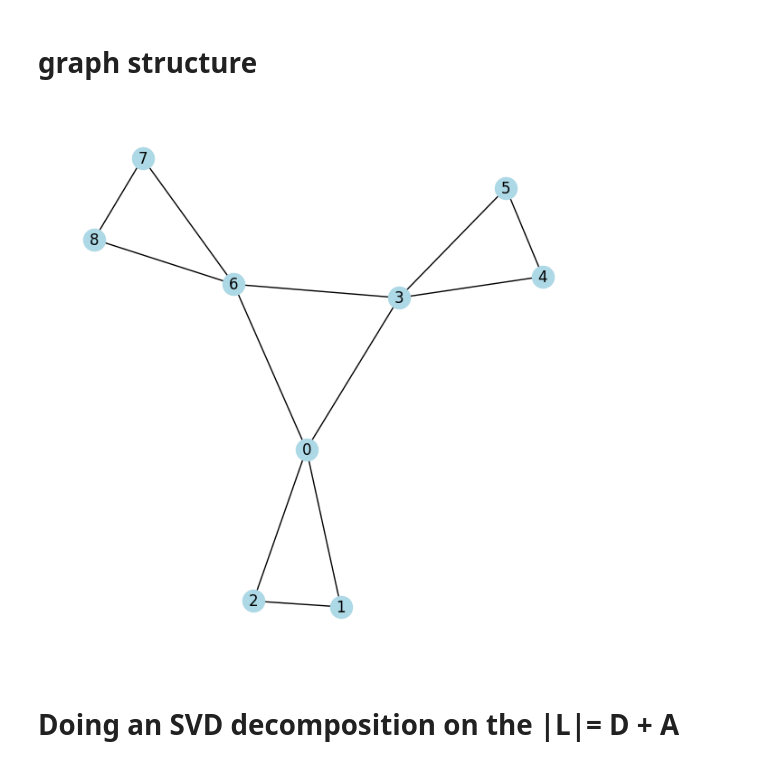
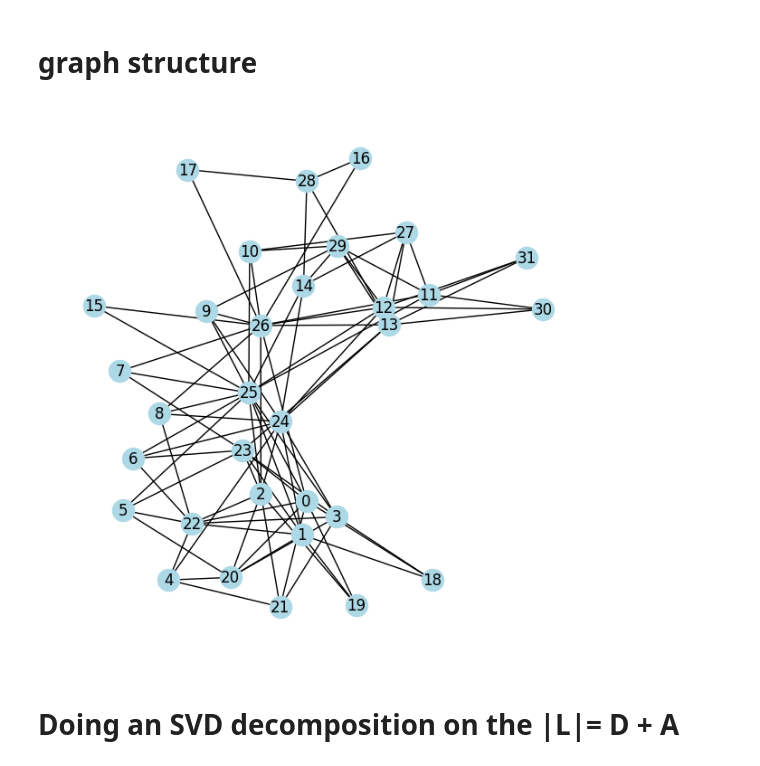
Before and after one commit to xiao278/svd_applications, a Jupyter notebook: community_detection_implementation.ipynb, the cells around one changed output. Drawn from its saved outputs; the diff is of its cells as text; code cells hidden in the pictures.

```diff
--- a/community_detection_implementation.ipynb
+++ b/community_detection_implementation.ipynb
@@ -10,10 +12,16 @@ from test_and_graphing import community_detection, community_strength
 from sklearn.cluster import KMeans
 from IPython.display import display
 # %%
-def draw_graph(A:np.ndarray, group_labels=None):
-    n = A.shape[0]
-    G = nx.from_numpy_array(A, create_using=nx.Graph)
-    pos = nx.spring_layout(G)
+def draw_graph(A:np.ndarray, group_labels=None, top_nodes=None):
+    pos = None
+    G = nx.from_numpy_array(A)
+    if top_nodes is not None:
+        bottom_nodes = set(G.nodes()) - top_nodes
+        nx.set_node_attributes(G, {n: 0 for n in top_nodes}, name='bipartite')
+        nx.set_node_attributes(G, {n: 1 for n in bottom_nodes}, name='bipartite')
+        pos = nx.bipartite_layout(G, top_nodes)
+    else:
+        pos = nx.spring_layout(G)
     plt.figure(figsize=(6, 6))
     if group_labels is None:
         nx.draw(G, pos=pos, with_labels=True, node_color="lightblue", edge_color="black")
@@ -37,46 +45,49 @@ def draw_graph(A:np.ndarray, group_labels=None):
 #     6: [3,5],
 # }
 
-AL = {
-    0: [1,2,3,6],
-    1: [0,2],
-    2: [0,1],
-    3: [4,5,0,6],
-    4: [3,5],
-    5: [3,4],
-    6: [7,8,0,3],
-    7: [6,8],
-    8: [6,7]
-}
+# AL = {
+#     0: [1,2,3,6],
+#     1: [0,2],
+#     2: [0,1],
+#     3: [4,5,0,6],
+#     4: [3,5],
+#     5: [3,4],
+#     6: [7,8,0,3],
+#     7: [6,8],
+#     8: [6,7]
+# }
 
 # AL = {
 #     0: [1,2,3],
 #     1: [0,2,3],
 #     2: [0,1,3],
 #     3: [0,2,4,1],
 #     4: [5,7,6,3],
 #     5: [4,6,7],
-#     6: [5,7,4],
+    # 6: [5,7,4],
 #     7: [4,5,6],
 # }
 
 # AL = {
 #     0: [1,5],
 #     1: [0,2],
 #     2: [1,3],
 #     3: [2,4],
 #     4: [3,5],
 #     5: [4,0]
 # }
 
+AL = nx.to_dict_of_lists(nx.davis_southern_women_graph())
+top_nodes, bottom_nodes = bipartite.sets(nx.davis_southern_women_graph())
+
 # Get the adjacency matrix as a NumPy array
 G = nx.from_dict_of_lists(AL)
 A = nx.to_numpy_array(G)
 D = np.diag(np.sum(A, axis=0)) #find the degree of each node
 m, n = A.shape
 draw_graph(A)
 # %% [output]
-[figure, old version]
+[figure, new version]
 # %% [markdown]
 # Doing an SVD decomposition on the |L|= D + A
 # %%
```
Also changed, not shown: parts of 12 cells of this notebook, 2 other files.
